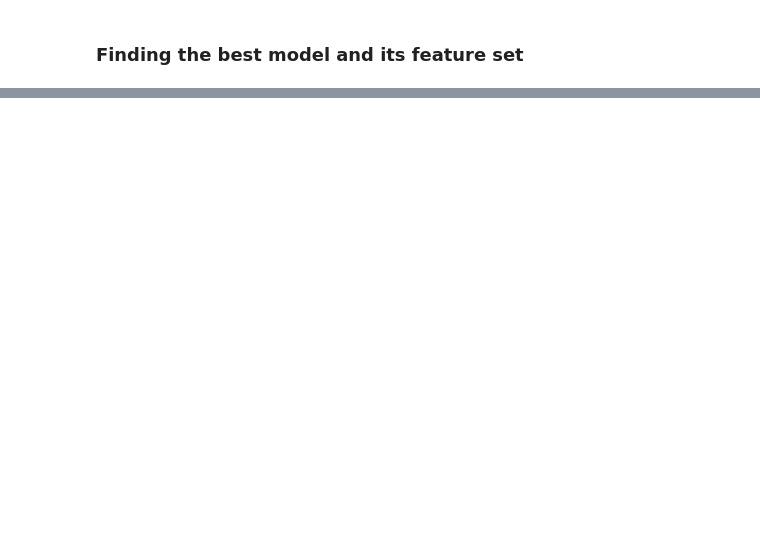
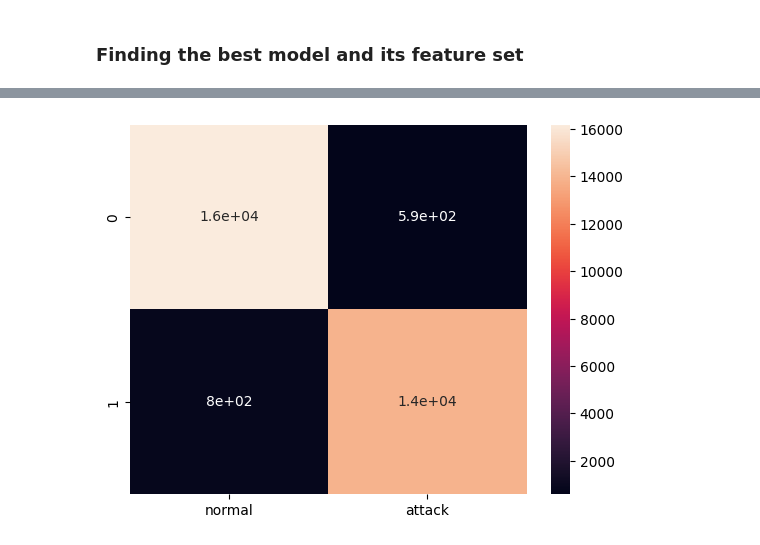
Before and after one commit to KhalidAFarah/StatisticalLearning, a Jupyter notebook: Report/Determining_Features/Determining_Features.ipynb, the cells around one changed output, grey strips where cells are left out. Cells and saved outputs as stored; diff of their text form; code cells hidden in the pictures; blank space fills up the shorter version.

```diff
--- a/Report/Determining_Features/Determining_Features.ipynb
+++ b/Report/Determining_Features/Determining_Features.ipynb
@@ -206,0 +513,9 @@ TypeError: reduction operation 'argmin' not allowed for this dtype
+# %%
+# best_model = best_logistical_model_with_the_feature_set_2(new_dataset, attack_classes_binary, ['service_http', 'service_ecr_i', 'last_flag', 'flag_SF'])
+dataset_train, dataset_test, attack_classes_binary_train, attack_classes_binary_test = train_test_split(new_dataset, attack_classes_binary)
+matrix = confusion_matrix(attack_classes_binary_test, best_model['model'].predict(dataset_test[best_model['feature_set']]))
+# sns.set(font_scale=1.2)
+sns.heatmap(pd.DataFrame(matrix, columns=["normal", "attack"]), annot=True)
+plt.show()
+# %% [output]
+[figure, added]
```
Also changed, not shown: parts of 27 cells of this notebook, 11 other files.
